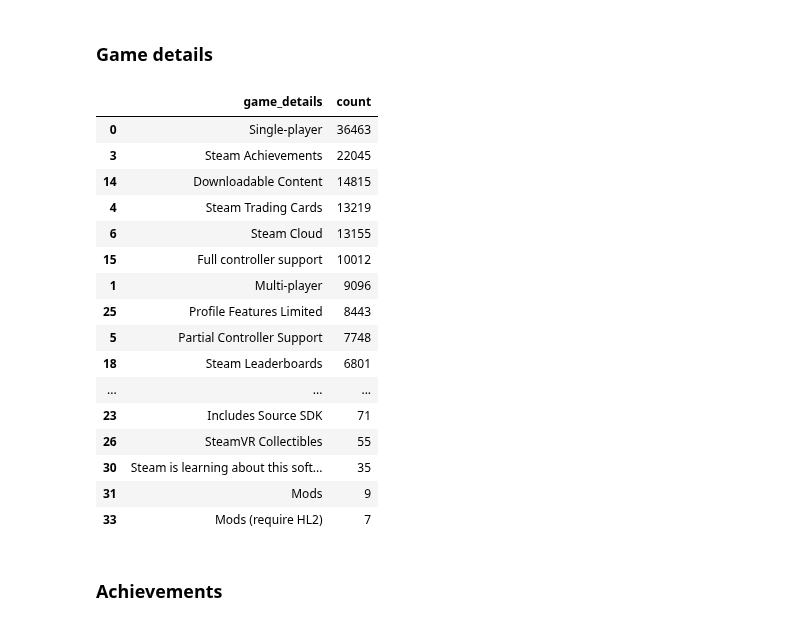
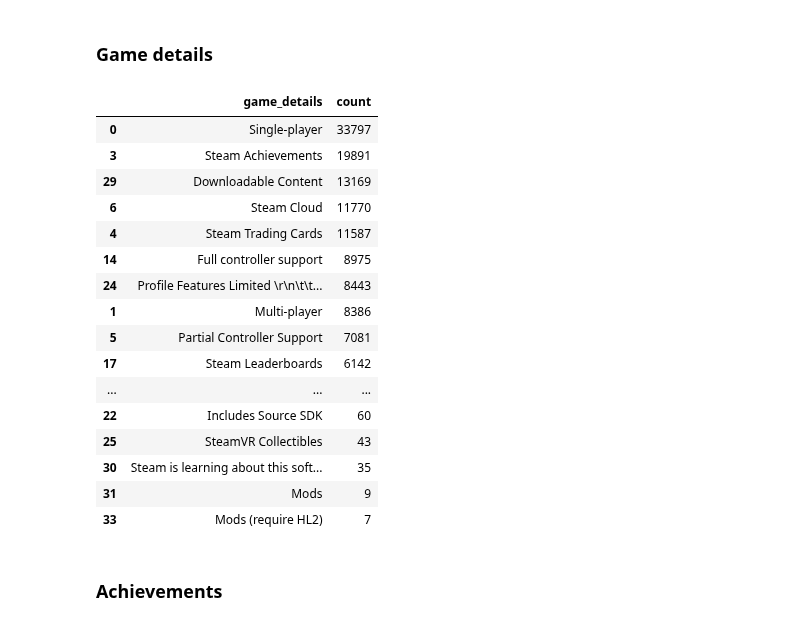
Before and after one commit to JoaoMarques1/find_your_inner_gamer, a Jupyter notebook: notebooks/Merging.ipynb, the cells around one changed output. Drawn from its saved outputs; the diff is of its cells as text; code cells hidden in the pictures.

```diff
--- a/notebooks/Merging.ipynb
+++ b/notebooks/Merging.ipynb
@@ -89,4 +89,5 @@ def clean_pub(x):
     if ',' in str(x):
         if x.split(',')[0] == x.split(',')[1]:
             return x.split(',')[0]
-df['publisher'] = df['publisher'].apply(lambda x : clean_pub(x))
+
+app_df['publisher'] = app_df['publisher'].apply(lambda x : clean_pub(x))
@@ -92,0 +100,3 @@ df['publisher'] = df['publisher'].apply(lambda x : clean_pub(x))
+# %%
+#### Replacing missing publisher by developer - add inplace = True
+app_df.publisher = app_df.publisher.fillna(app_df.developer)
@@ -95,7 +111,7 @@ df['publisher'] = df['publisher'].apply(lambda x : clean_pub(x))
 # %%
 ### creating a loop of all the different tags, calculating the occurences to select the top used.
 tags = {}
-for index, row in df.iterrows():
+for index, row in app_df.iterrows():
     tags_list= str(row['popular_tags']).split(',')
     for tag in tags_list:
         if not tag in tags:
@@ -125,7 +141,7 @@ tags_df.sort_values('count', ascending =False)
 # %%
 ### creating a loop of all the different languages, calculating the occurences to select the top used.
 languages = {}
-for index, row in df.iterrows():
+for index, row in app_df.iterrows():
     languages_list= str(row['languages']).split(',')
     for language in languages_list:
         if not language in languages:
@@ -154,33 +174,33 @@ languages_df.sort_values('count', ascending =False)
 # %%
 ### creating a loop of all the different details, calculating the occurences to select the top used.
 details = {}
 # Stripping game details
-df.game_details = df.game_details.str.strip()
-for index, row in df.iterrows():
+df.game_details = app_df.game_details.str.strip()
+for index, row in app_df.iterrows():
     details_list= str(row['game_details']).split(',')
     for detail in details_list:
         if not detail in details:
             details[detail] = 1
         else:
             details[detail] += 1
 
 details_df = pd.DataFrame(list(details.items()),columns = ['game_details','count'])
 details_df.sort_values('count', ascending =False)
 # %% [output]
 |  | game_details | count |
-| 0 | Single-player | 36463 |
-| 3 | Steam Achievements | 22045 |
-| 14 | Downloadable Content | 14815 |
-| 4 | Steam Trading Cards | 13219 |
-| 6 | Steam Cloud | 13155 |
-| 15 | Full controller support | 10012 |
-| 1 | Multi-player | 9096 |
-| 25 | Profile Features Limited | 8443 |
-| 5 | Partial Controller Support | 7748 |
-| 18 | Steam Leaderboards | 6801 |
+| 0 | Single-player | 33797 |
+| 3 | Steam Achievements | 19891 |
+| 29 | Downloadable Content | 13169 |
+| 6 | Steam Cloud | 11770 |
+| 4 | Steam Trading Cards | 11587 |
+| 14 | Full controller support | 8975 |
+| 24 | Profile Features Limited \r\n\t\t... | 8443 |
+| 1 | Multi-player | 8386 |
+| 5 | Partial Controller Support | 7081 |
+| 17 | Steam Leaderboards | 6142 |
 | ... | ... | ... |
-| 23 | Includes Source SDK | 71 |
-| 26 | SteamVR Collectibles | 55 |
+| 22 | Includes Source SDK | 60 |
+| 25 | SteamVR Collectibles | 43 |
 | 30 | Steam is learning about this soft... | 35 |
 | 31 | Mods | 9 |
 | 33 | Mods (require HL2) | 7 |
```
Also changed, not shown: parts of 25 cells of this notebook.
